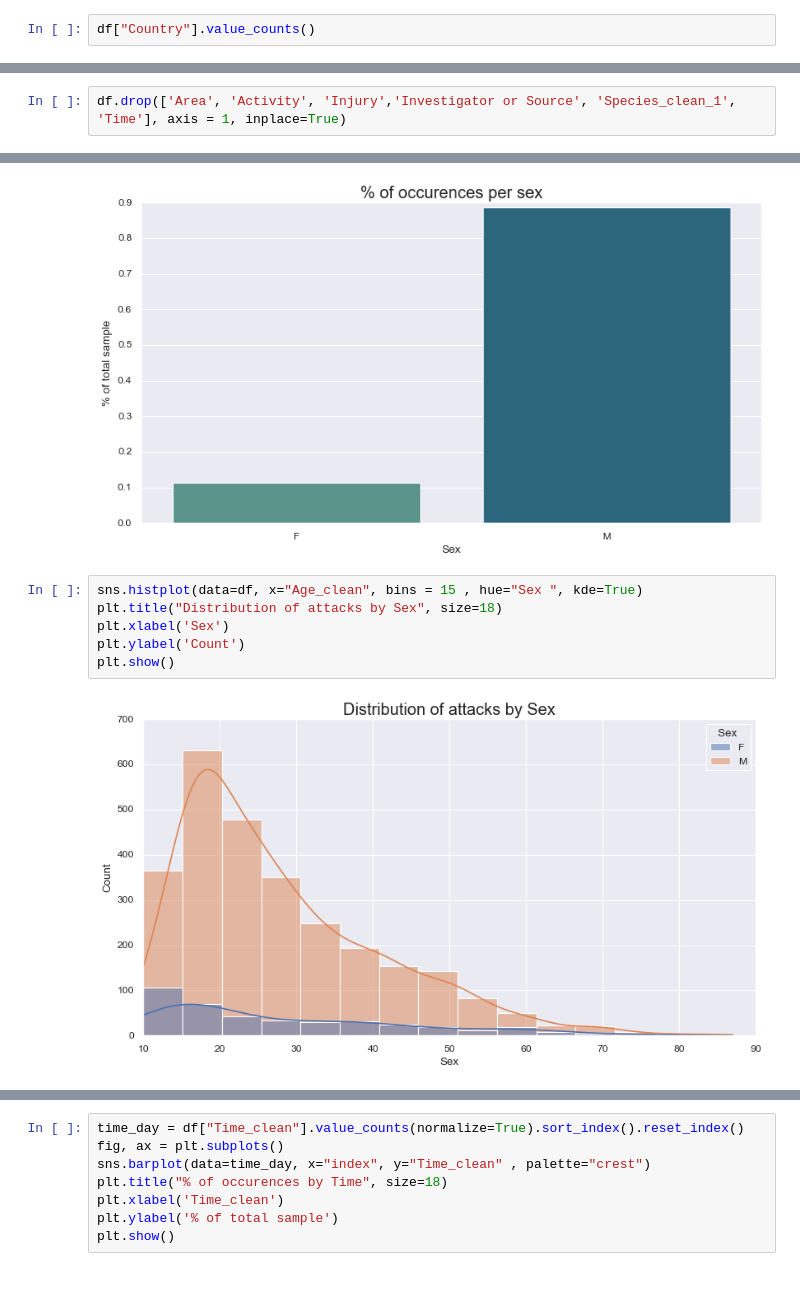
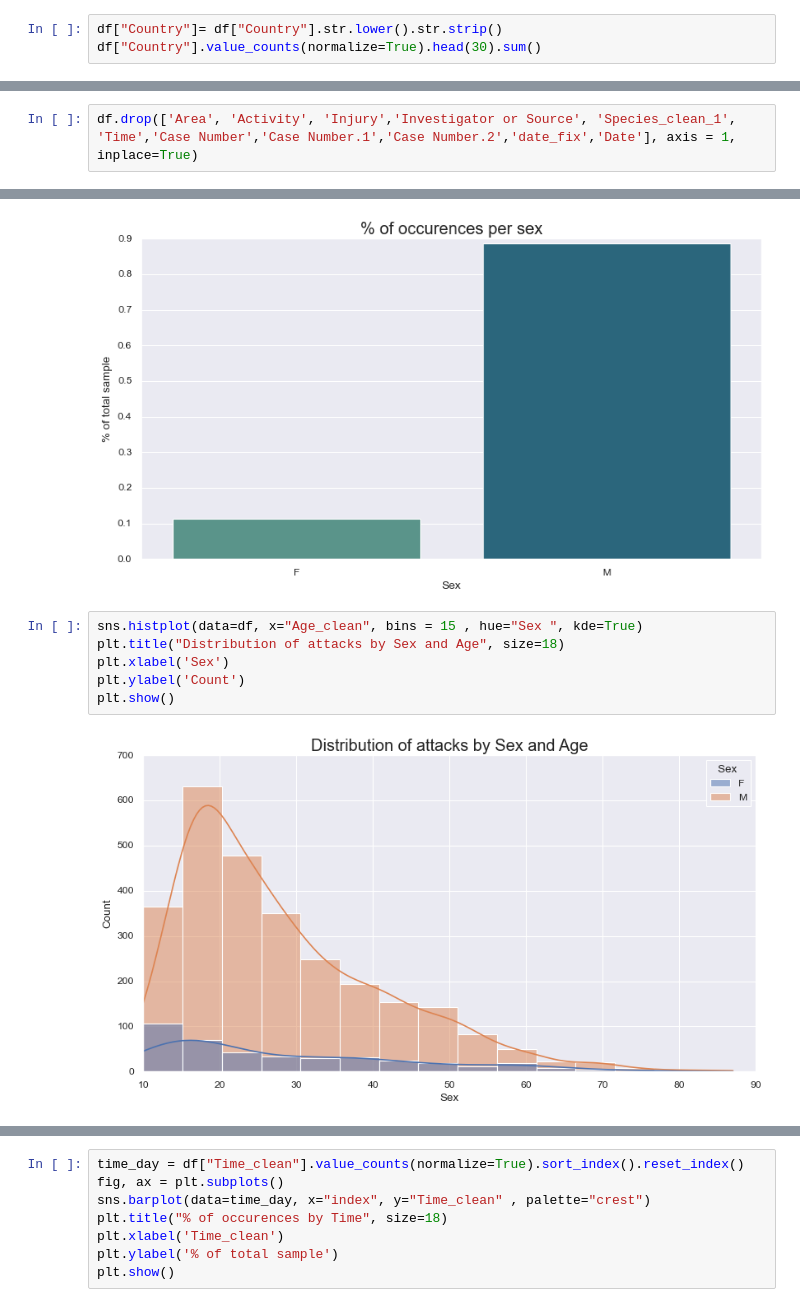
Before and after one commit to nb3110/shark-attack-blasi, a Jupyter notebook: analysis.ipynb, the cells around one changed output, grey strips where cells are left out. Cells and saved outputs as stored; diff of their text form.

Commit message:
cleaning and analysis finished

```diff
--- a/analysis.ipynb
+++ b/analysis.ipynb
@@ -162,3 +116,4 @@ Name: Type, dtype: float64
 # %%
-df["Country"].value_counts()
+df["Country"]= df["Country"].str.lower().str.strip()
+df["Country"].value_counts(normalize=True).head(30).sum()
 # %% [output]
@@ -308,4 +267,4 @@ body surfing         55
 boogie boarding      47
 Name: Activity_clean_2, dtype: int64
 # %%
-df.drop(['Area', 'Activity', 'Injury','Investigator or Source', 'Species_clean_1', 'Time'], axis = 1, inplace=True)
+df.drop(['Area', 'Activity', 'Injury','Investigator or Source', 'Species_clean_1', 'Time','Case Number','Case Number.1','Case Number.2','date_fix','Date'], axis = 1, inplace=True)
@@ -354,9 +317,9 @@ plt.show()
 [figure]
 # %%
 sns.histplot(data=df, x="Age_clean", bins = 15 , hue="Sex ", kde=True)
-plt.title("Distribution of attacks by Sex", size=18)
+plt.title("Distribution of attacks by Sex and Age", size=18)
 plt.xlabel('Sex')
 plt.ylabel('Count')
 plt.show()
 # %% [output]
-[figure, old version]
+[figure, new version]
```
Also changed, not shown: parts of 59 cells of this notebook.
